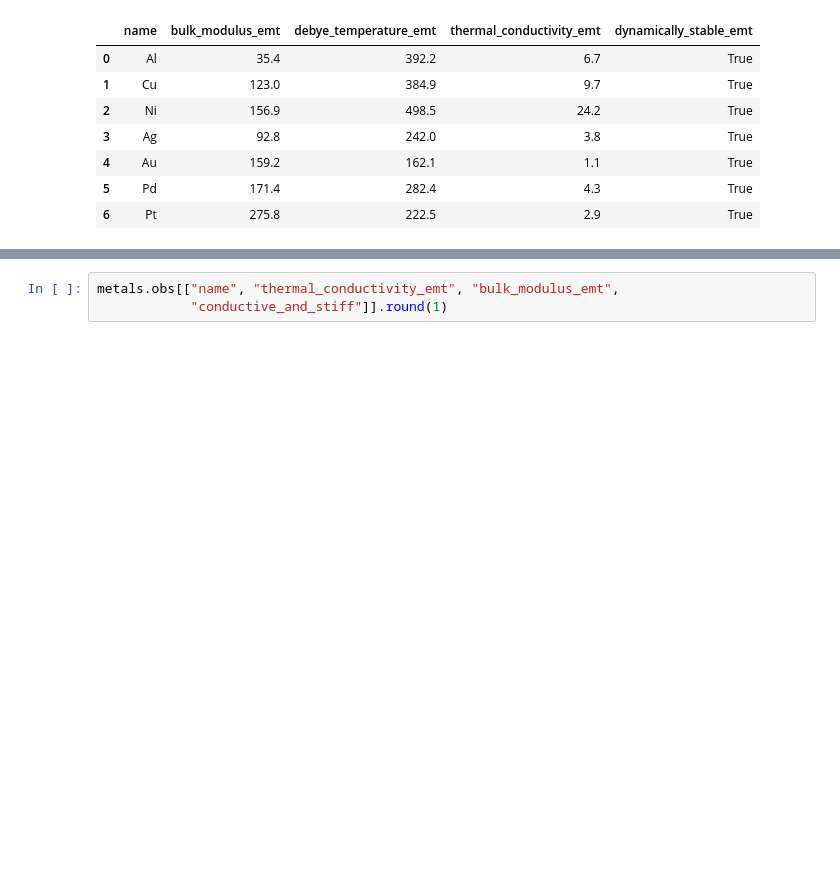
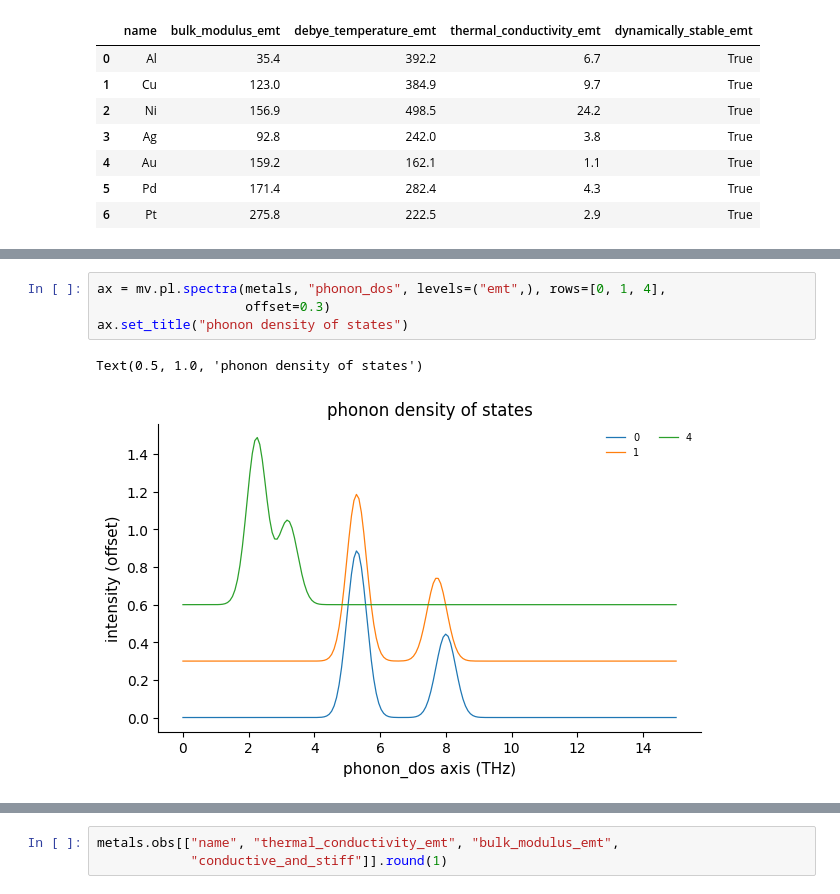
Before and after one commit to omicverse/matverse, a Jupyter notebook: matverse_guide/docs/tutorials/getting_started.ipynb, the cells around one changed output, grey strips where cells are left out. Saved outputs shown, nothing was run; the diff lists cells and outputs as text; blank space fills up the shorter version.

```diff
--- a/matverse_guide/docs/tutorials/getting_started.ipynb
+++ b/matverse_guide/docs/tutorials/getting_started.ipynb
@@ -212,0 +282,7 @@ Rank on something, and leave the reasoning in the object.
+# %%
+ax = mv.pl.spectra(metals, "phonon_dos", levels=("emt",), rows=[0, 1, 4],
+                   offset=0.3)
+ax.set_title("phonon density of states")
+# %% [output]
+Text(0.5, 1.0, 'phonon density of states')
+[figure, added]
```
Also changed, not shown: parts of 34 cells of this notebook, 9 other files.
